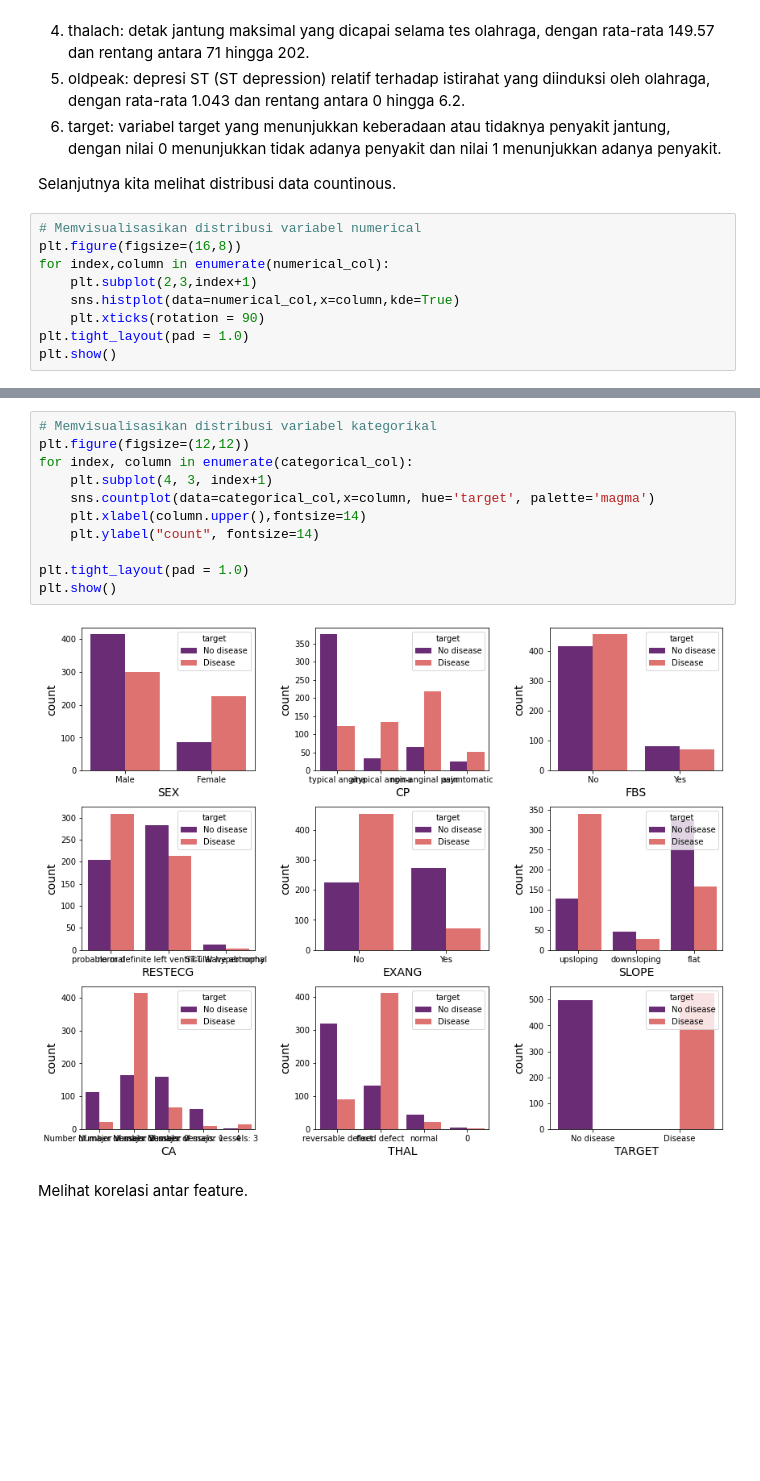
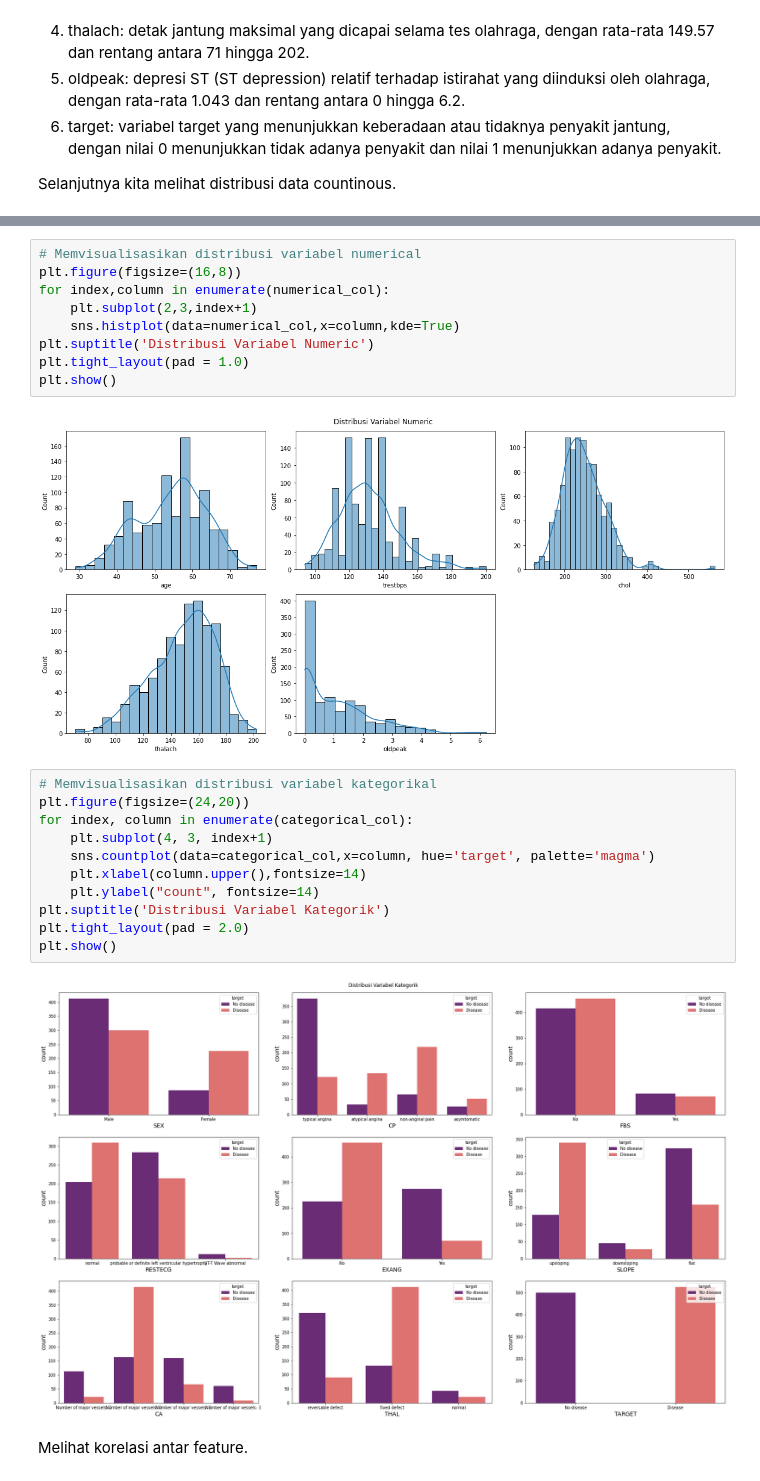
Before and after one commit to Fery-K/Heart_Disease_Diagnosis, a Jupyter notebook: __notebook__.ipynb, the cells around one changed output, grey strips where cells are left out. Saved outputs shown, nothing was run; the diff lists cells and outputs as text; blank space fills up the shorter version.

```diff
--- a/__notebook__.ipynb
+++ b/__notebook__.ipynb
@@ -574,12 +556,3 @@ Dari kumpulan data yang diberikan, dapat dilihat bahwa terdapat 302 entri dan 6
 6. target: variabel target yang menunjukkan keberadaan atau tidaknya penyakit jantung, dengan nilai 0 menunjukkan tidak adanya penyakit dan nilai 1 menunjukkan adanya penyakit.
 
 Selanjutnya kita melihat distribusi data countinous.
-# %%
-# Memvisualisasikan distribusi variabel numerical
-plt.figure(figsize=(16,8))
-for index,column in enumerate(numerical_col):
-    plt.subplot(2,3,index+1)
-    sns.histplot(data=numerical_col,x=column,kde=True)
-    plt.xticks(rotation = 90)
-plt.tight_layout(pad = 1.0)
-plt.show()
@@ -588,16 +559,27 @@ plt.show()
+# %%
+# Memvisualisasikan distribusi variabel numerical
+plt.figure(figsize=(16,8))
+for index,column in enumerate(numerical_col):
+    plt.subplot(2,3,index+1)
+    sns.histplot(data=numerical_col,x=column,kde=True)
+plt.suptitle('Distribusi Variabel Numeric')
+plt.tight_layout(pad = 1.0)
+plt.show()
+# %% [output]
+[figure, added]
 # %%
 # Memvisualisasikan distribusi variabel kategorikal
-plt.figure(figsize=(12,12))
+plt.figure(figsize=(24,20))
 for index, column in enumerate(categorical_col):
     plt.subplot(4, 3, index+1)
     sns.countplot(data=categorical_col,x=column, hue='target', palette='magma')
     plt.xlabel(column.upper(),fontsize=14)
     plt.ylabel("count", fontsize=14)
-
-plt.tight_layout(pad = 1.0)
+plt.suptitle('Distribusi Variabel Kategorik')
+plt.tight_layout(pad = 2.0)
 plt.show()
 # %% [output]
-[figure, old version]
+[figure, new version]
 # %% [markdown]
 Melihat korelasi antar feature.
 # %%
```
Also changed, not shown: parts of 9 cells of this notebook, 1 other file.
